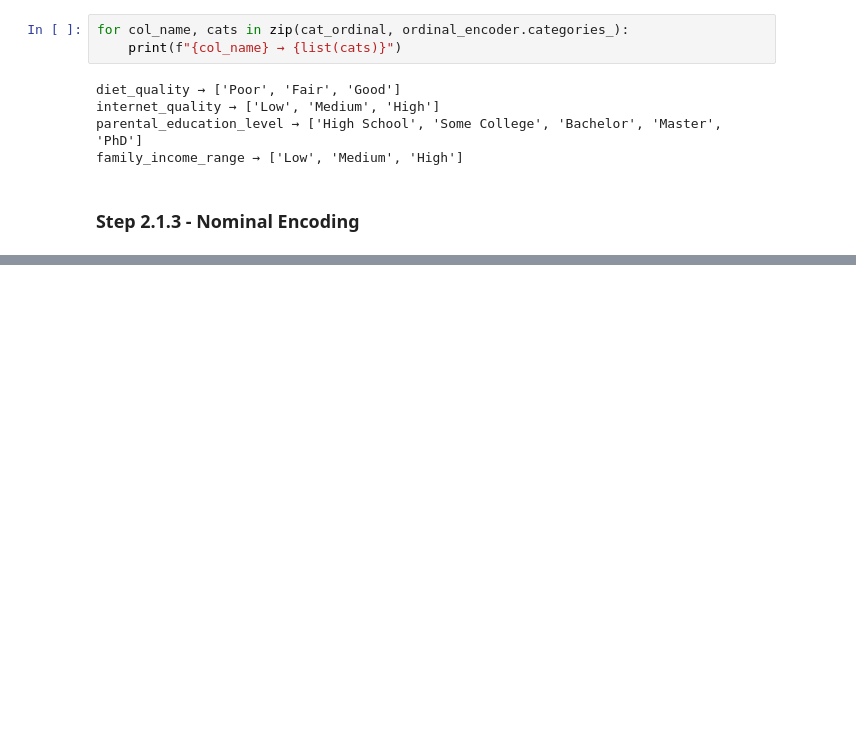
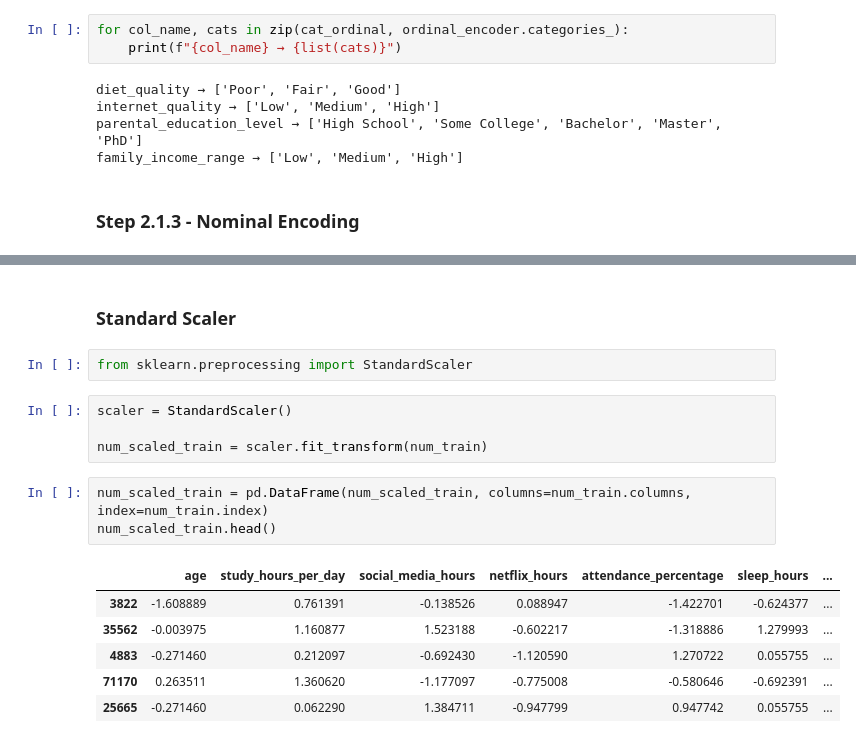
Before and after one commit to Hammad-1105/student-performance-ml-dl, a Jupyter notebook: notebooks/main.ipynb, the cells around one changed output, grey strips where cells are left out. Drawn from its saved outputs; the diff is of its cells as text; blank space fills up the shorter version.

```diff
--- a/notebooks/main.ipynb
+++ b/notebooks/main.ipynb
@@ -413,0 +504,18 @@ family_income_range → ['Low', 'Medium', 'High']
+# %% [markdown]
+### Standard Scaler
+# %%
+from sklearn.preprocessing import StandardScaler
+# %%
+scaler = StandardScaler()
+
+num_scaled_train = scaler.fit_transform(num_train)
+# %%
+num_scaled_train = pd.DataFrame(num_scaled_train, columns=num_train.columns, index=num_train.index)
+num_scaled_train.head()
+# %% [output]
+|  | age | study_hours_per_day | social_media_hours | netflix_hours | attendance_percentage | sleep_hours | ... |
+| 3822 | -1.608889 | 0.761391 | -0.138526 | 0.088947 | -1.422701 | -0.624377 | ... |
+| 35562 | -0.003975 | 1.160877 | 1.523188 | -0.602217 | -1.318886 | 1.279993 | ... |
+| 4883 | -0.271460 | 0.212097 | -0.692430 | -1.120590 | 1.270722 | 0.055755 | ... |
+| 71170 | 0.263511 | 1.360620 | -1.177097 | -0.775008 | -0.580646 | -0.692391 | ... |
+| 25665 | -0.271460 | 0.062290 | 1.384711 | -0.947799 | 0.947742 | 0.055755 | ... |
```
Also changed, not shown: parts of 17 cells of this notebook, 1 other file.
